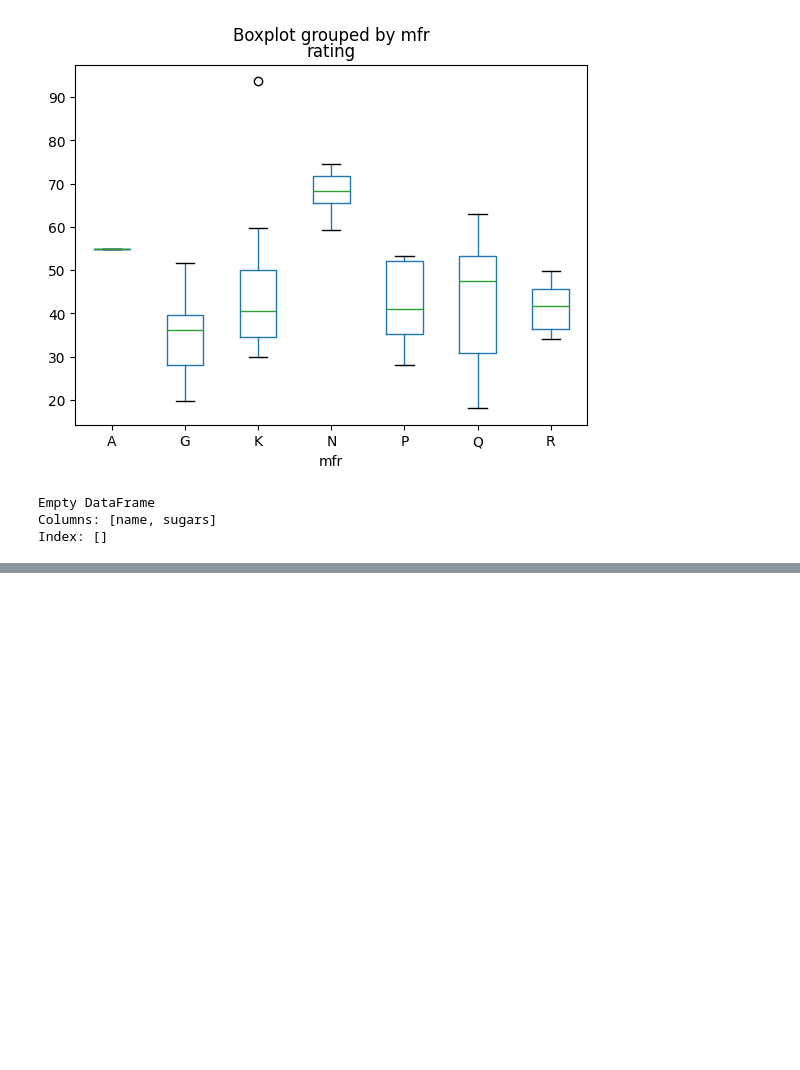
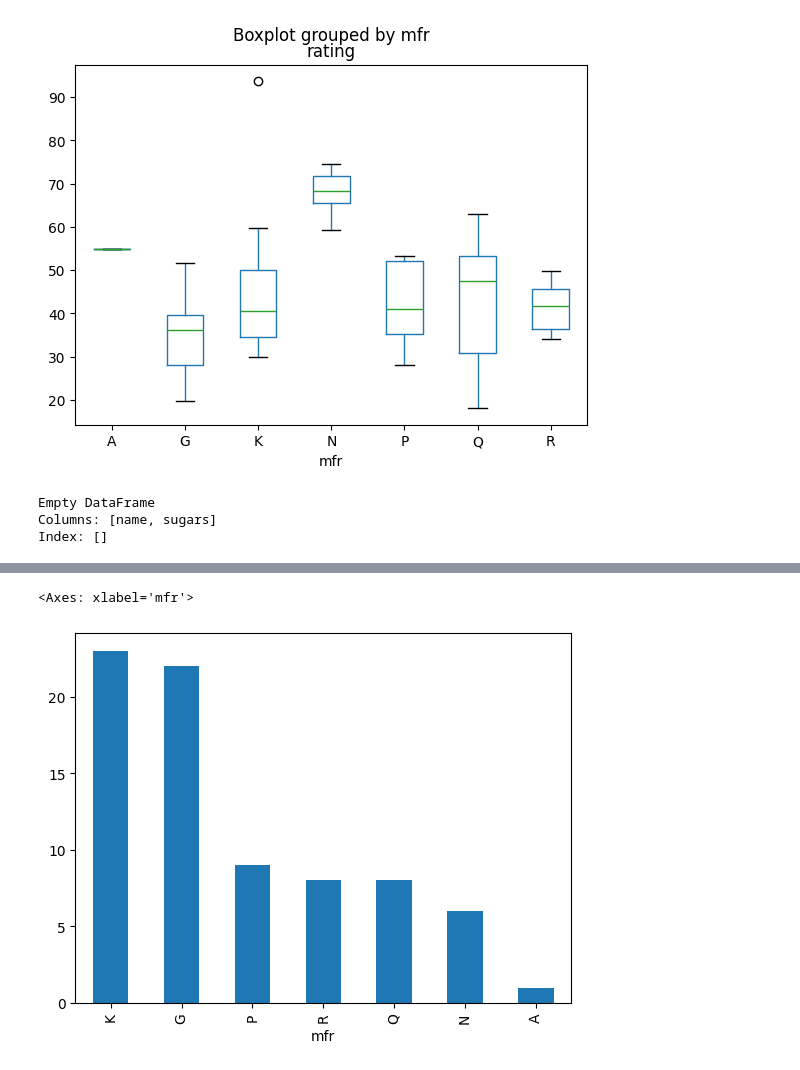
Before and after one commit to Sru-j/daily_lab_activities, a Jupyter notebook: box_plot_mine.ipynb, the cells around one changed output, grey strips where cells are left out. Drawn from its saved outputs; the diff is of its cells as text; code cells hidden in the pictures; blank space fills up the shorter version.

```diff
--- a/box_plot_mine.ipynb
+++ b/box_plot_mine.ipynb
@@ -290,0 +325,6 @@ Index: []
+# %%
+mfr_counts=df.mfr.value_counts()
+mfr_counts.plot(kind='bar')
+# %% [output]
+<Axes: xlabel='mfr'>
+[figure, added]
```
Also changed, not shown: parts of 6 cells of this notebook.
